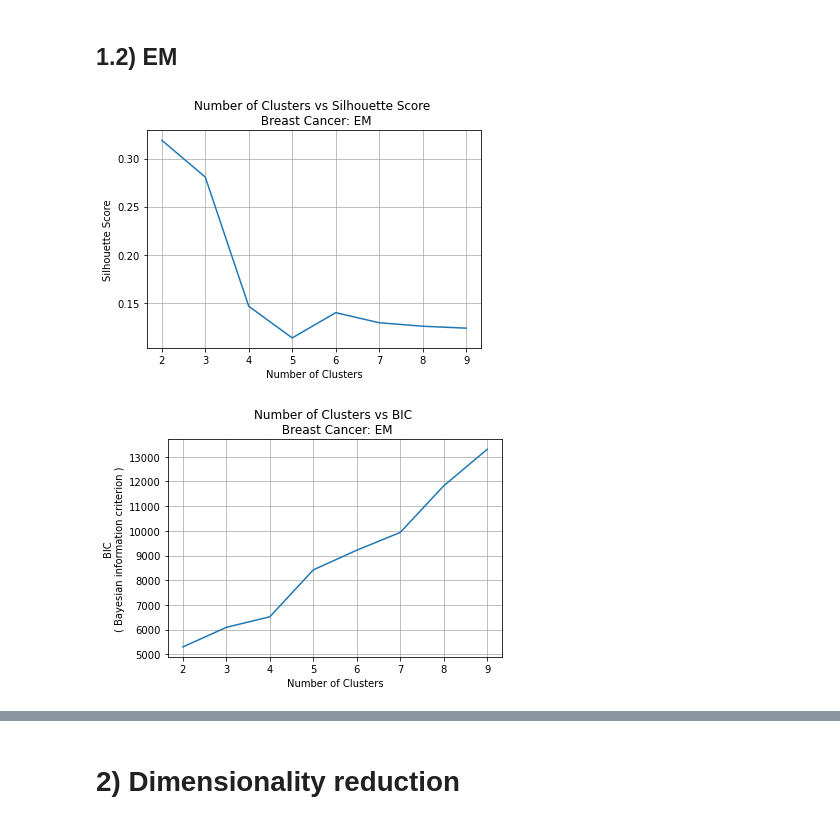
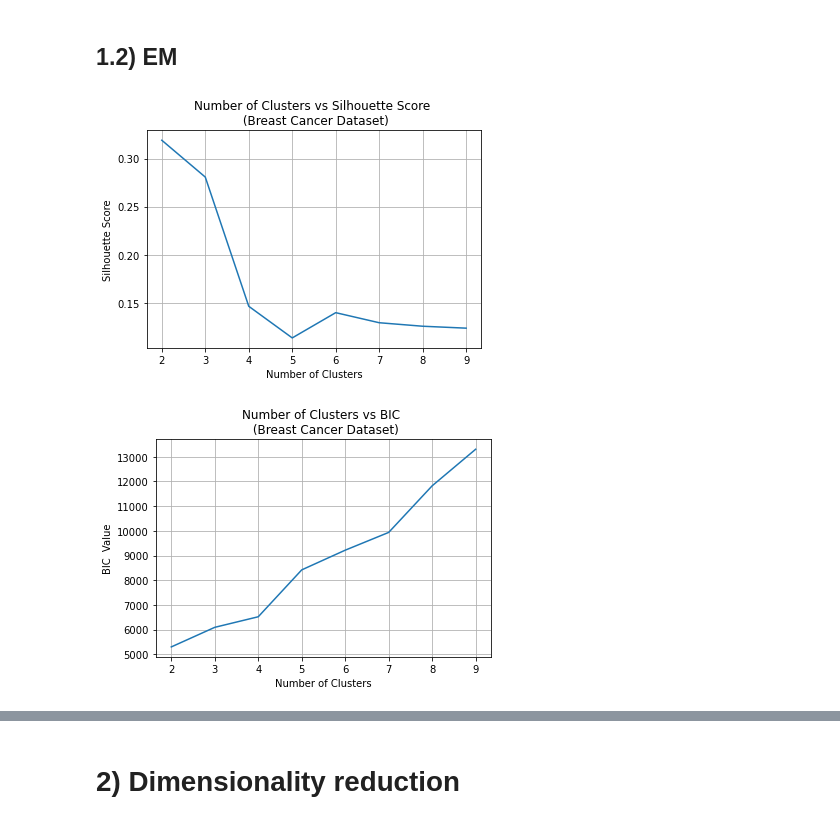
Before and after one commit to rahalrsh/dimensionality-reduction, a Jupyter notebook: clustering-breast-cancer.ipynb, the cells around one changed output, grey strips where cells are left out. Cells and saved outputs as stored; diff of their text form; code cells hidden in the pictures.

```diff
--- a/clustering-breast-cancer.ipynb
+++ b/clustering-breast-cancer.ipynb
@@ -200,7 +240,7 @@ def em_sil_score(x_train_sc):
 em_sil_df = em_sil_score(x_train_sc)
 # %%
 
-plt.title("Number of Clusters vs Silhouette Score \n Breast Cancer: EM")
+plt.title("Number of Clusters vs Silhouette Score \n (Breast Cancer Dataset)")
 plt.xlabel("Number of Clusters")
 plt.ylabel("Silhouette Score")
 plt.plot(em_sil_df["Clusters"], em_sil_df["Silhouette Score"])
@@ -209,7 +249,7 @@ plt.grid()
 plt.savefig('images/bc/1.2 EM sil score.png')
 plt.show()
 # %% [output]
-[figure, old version]
+[figure, new version]
 # %%
 ### BIC
 # Bayesian information criterion (BIC)
@@ -234,13 +274,13 @@ def em_bic_score(x_train_sc):
 em_bic_df = em_bic_score(x_train_sc)
 # %%
 
-plt.title("Number of Clusters vs BIC \n Breast Cancer: EM")
+plt.title("Number of Clusters vs BIC \n (Breast Cancer Dataset)")
 plt.xlabel("Number of Clusters")
-plt.ylabel("BIC\n( Bayesian information criterion )")
+plt.ylabel("BIC  Value")
 plt.plot(em_bic_df["Clusters"], em_bic_df["BIC Score"])
 
 plt.grid()
 plt.savefig('images/bc/1.2 EM BIC score.png')
 plt.show()
 # %% [output]
-[figure, old version]
+[figure, new version]
```
Also changed, not shown: parts of 59 cells of this notebook.
